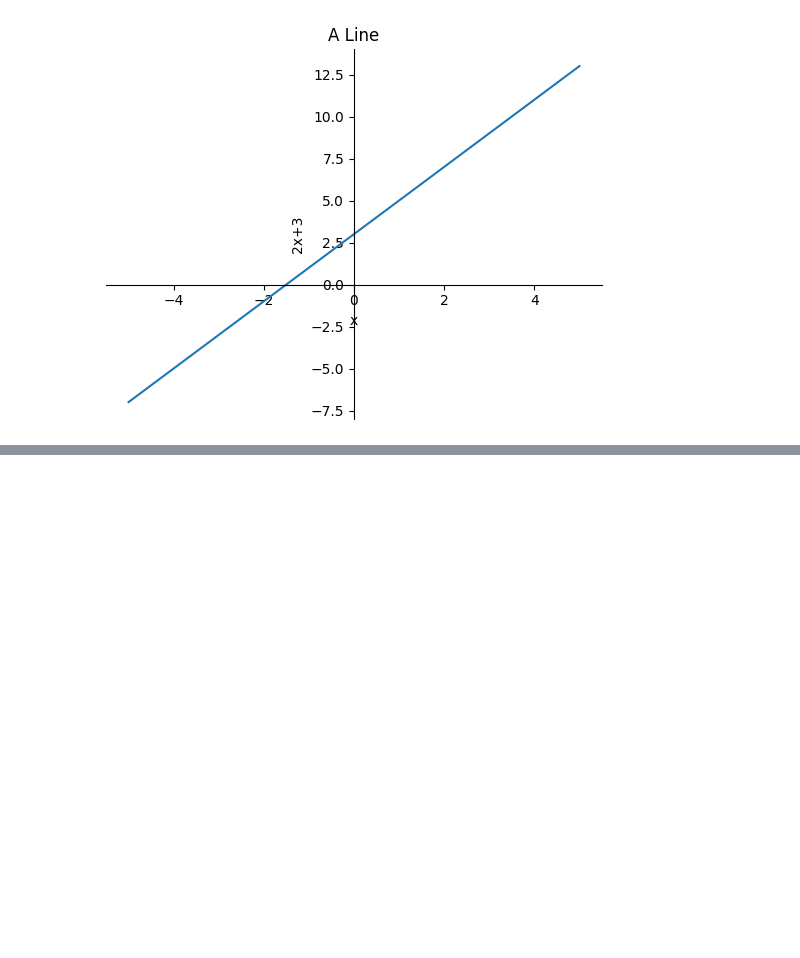
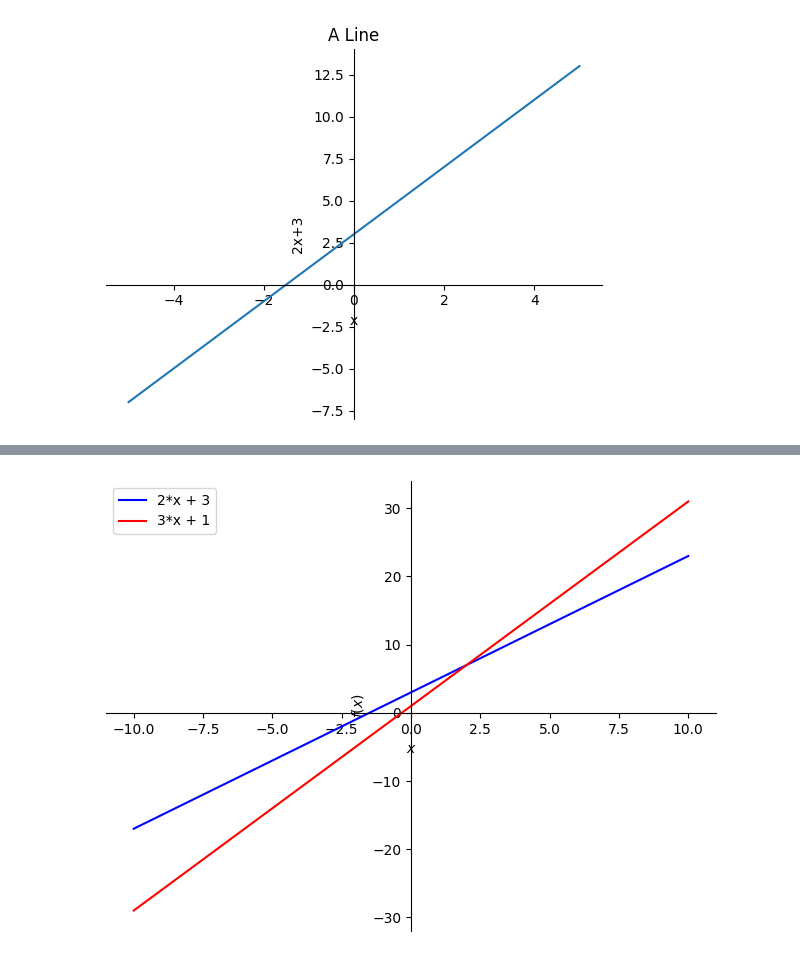
Before and after one commit to Saifullah785/doing-math-with-python-notes, a Jupyter notebook: Chapter_04_Algebra_and_Symbolic_Math_with_Sympy/Chapter_04_Algebra_and_Symbolic_Math_with_Sympy.ipynb, the cells around one changed output, grey strips where cells are left out. Saved outputs shown, nothing was run; the diff lists cells and outputs as text; code cells hidden in the pictures; blank space fills up the shorter version.

```diff
--- a/Chapter_04_Algebra_and_Symbolic_Math_with_Sympy/Chapter_04_Algebra_and_Symbolic_Math_with_Sympy.ipynb
+++ b/Chapter_04_Algebra_and_Symbolic_Math_with_Sympy/Chapter_04_Algebra_and_Symbolic_Math_with_Sympy.ipynb
@@ -608,0 +687,19 @@ p.save('line.png')
+# %%
+from sympy.plotting import plot
+from sympy import Symbol
+
+# Define a symbolic variable x
+x = Symbol('x')
+
+# Create a plot object for two expressions, enable legend, and set show=False to avoid immediate display
+p= plot(2*x+3, 3*x+1, legend=True, show=False)
+
+# Set the line color for the first expression (index 0) to blue
+p[0].line_color = 'b'
+# Set the line color for the second expression (index 1) to red
+p[1].line_color = 'r'
+
+# Display the plot with the specified line colors
+p.show()
+# %% [output]
+[figure, added]
```
Also changed, not shown: parts of 6 cells of this notebook.
